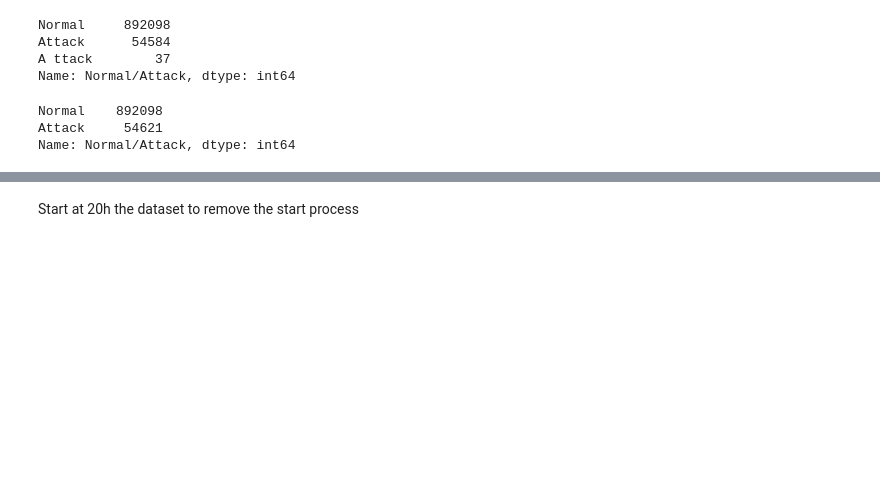
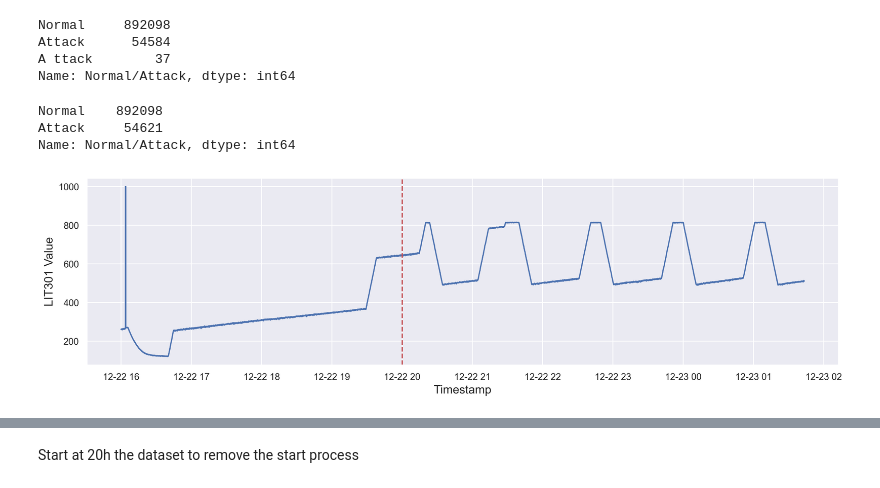
Before and after one commit to dbodenghien/SWaT_Analysis_TFE, a Jupyter notebook: clean_dataset.ipynb, the cells around one changed output, grey strips where cells are left out. Drawn from its saved outputs; the diff is of its cells as text; code cells hidden in the pictures; blank space fills up the shorter version.

Commit message:
[add] graph

```diff
--- a/clean_dataset.ipynb
+++ b/clean_dataset.ipynb
@@ -115,3 +115,19 @@ Name: Normal/Attack, dtype: int64
 for col in df.columns:
     if df[col].isna().sum() != 0:
         print(col, df[col].isna().sum())
+# %%
+fig, ax = plt.subplots(figsize=(16, 4), dpi=300)
+# ax.plot(df['Timestamp'].iloc[0:50000], df['LIT301'].iloc[0:50000])
+# ax1 = ax.twinx()
+ax.plot(df['Timestamp'].iloc[0:35000], df['LIT101'].iloc[0:35000])
+# add labels
+ax.set_xlabel('Timestamp', fontsize=14)
+ax.set_ylabel('LIT301 Value', fontsize=14)
+# make a line at Timestamp == 2015-12-22 19:59:59
+index = pd.to_datetime('2015-12-22 19:59:59', format='%Y-%m-%d %H:%M:%S')
+
+ax.axvline(x=index, color='r', linestyle='--')
+
+fig.savefig('figures/remove_starting.pdf', bbox_inches='tight')
+# %% [output]
+[figure, added]
```
Also changed, not shown: parts of 5 cells of this notebook.
